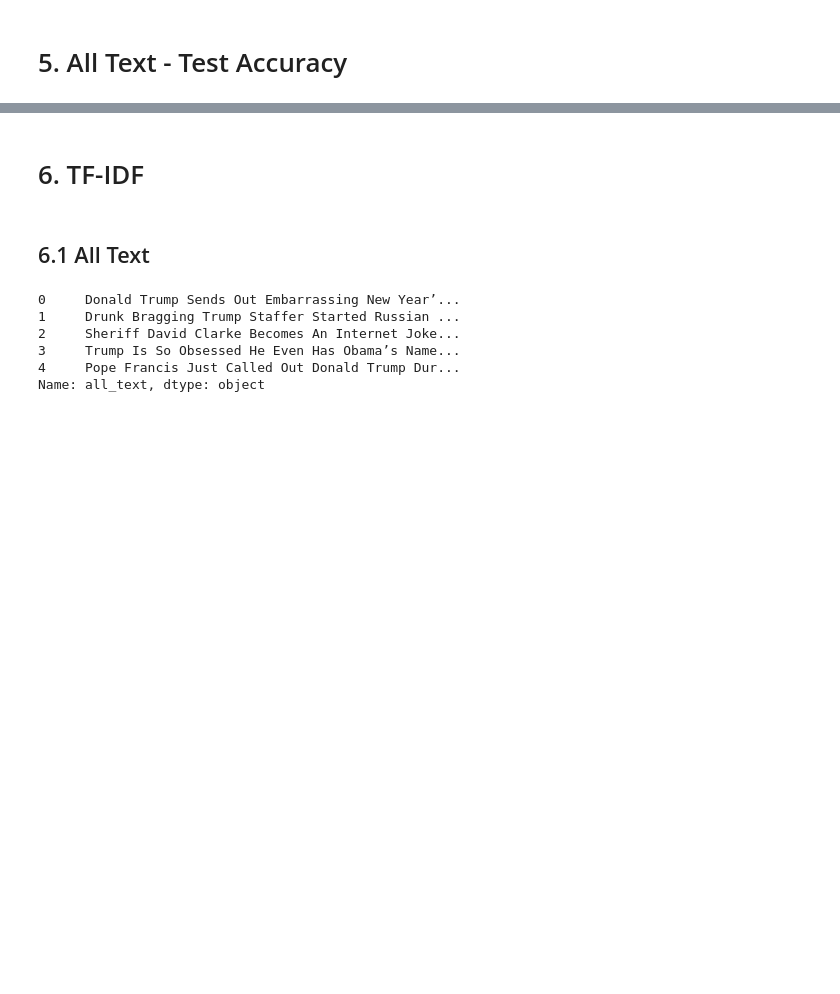
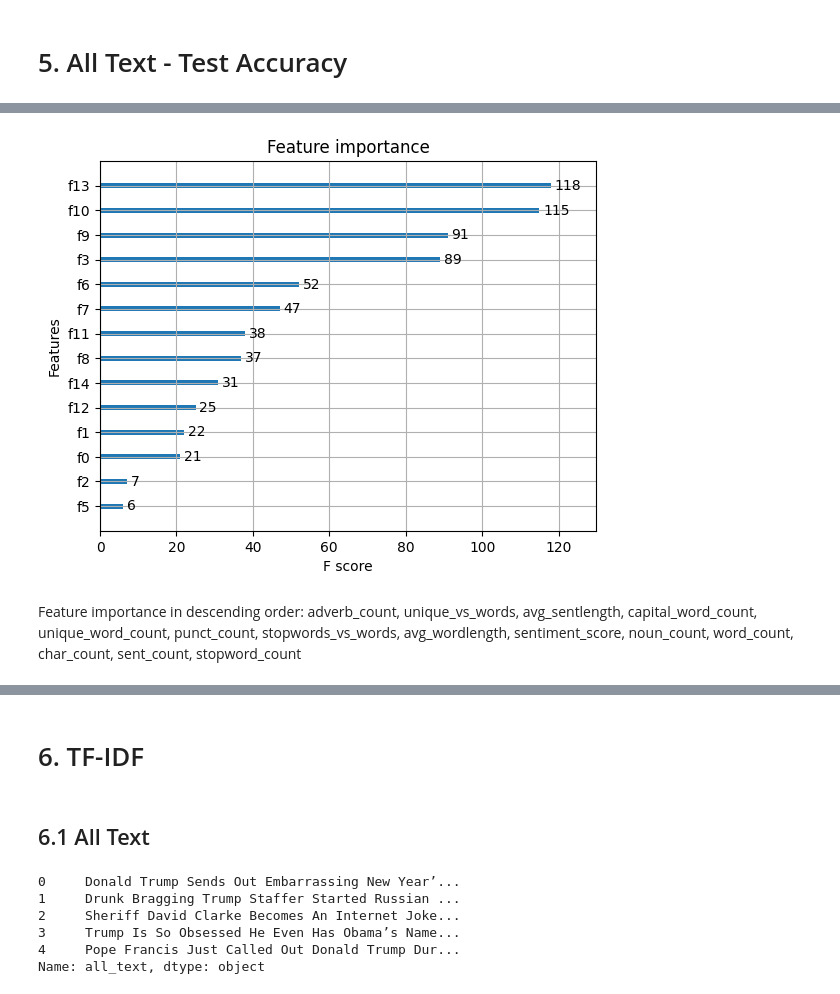
Before and after one commit to Jiawei19/BT4222, a Jupyter notebook: ClassicalModels.ipynb, the cells around one changed output, grey strips where cells are left out. Saved outputs shown, nothing was run; the diff lists cells and outputs as text; code cells hidden in the pictures; blank space fills up the shorter version.

Commit message:
Feature importance and selection

```diff
--- a/ClassicalModels.ipynb
+++ b/ClassicalModels.ipynb
@@ -428,3 +673,18 @@ results_title_style = results_title_final.style.set_table_attributes("style='dis
 results_all_text_style = results_all_final.style.set_table_attributes("style='display:inline'").set_caption("Title & Text")
 
 display_html(results_title_style._repr_html_() + results_all_text_style._repr_html_(), raw=True)
+# %%
+from xgboost import plot_importance
+
+scaler = StandardScaler()
+X_train_scaled = scaler.fit_transform(X_train)
+X_test_scaled = scaler.transform(X_test)
+
+model = XGBClassifier(random_state=1)
+model.fit(X_train_scaled,y_train)
+plot_importance(model)
+plt.show()
+# %% [output]
+[figure, added]
+# %% [markdown]
+Feature importance in descending order: adverb_count, unique_vs_words, avg_sentlength, capital_word_count, unique_word_count, punct_count, stopwords_vs_words, avg_wordlength, sentiment_score, noun_count, word_count, char_count, sent_count, stopword_count
```
Also changed, not shown: parts of 38 cells of this notebook.
